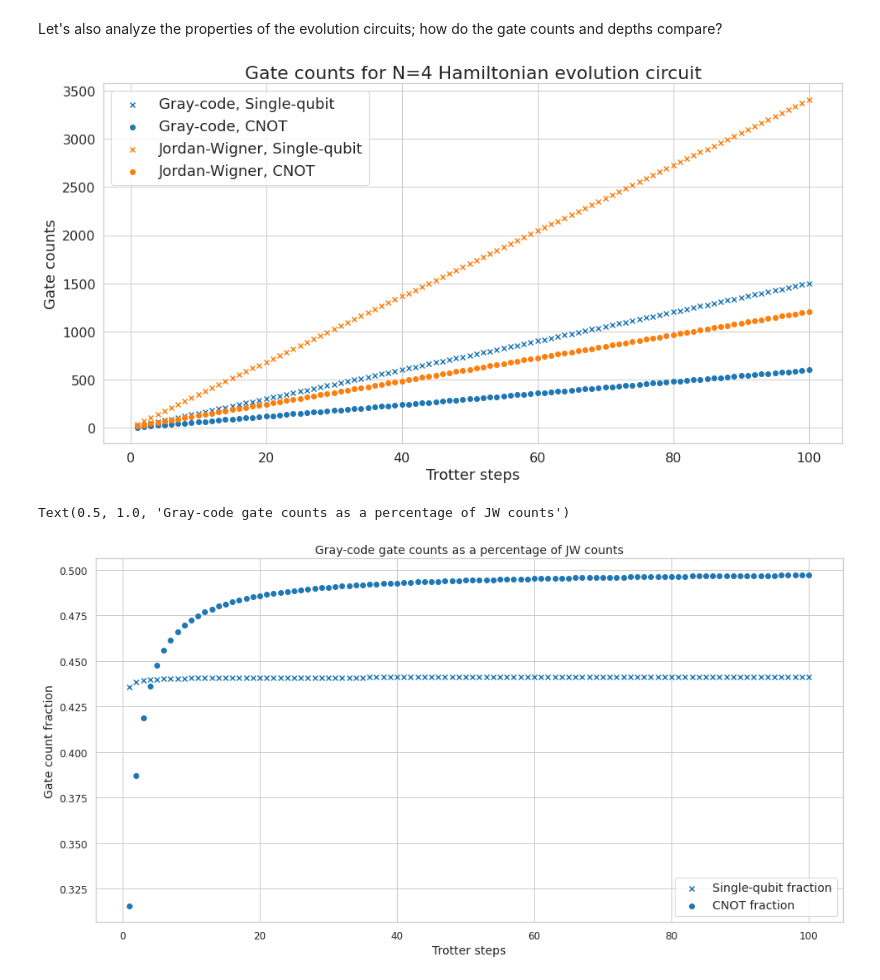
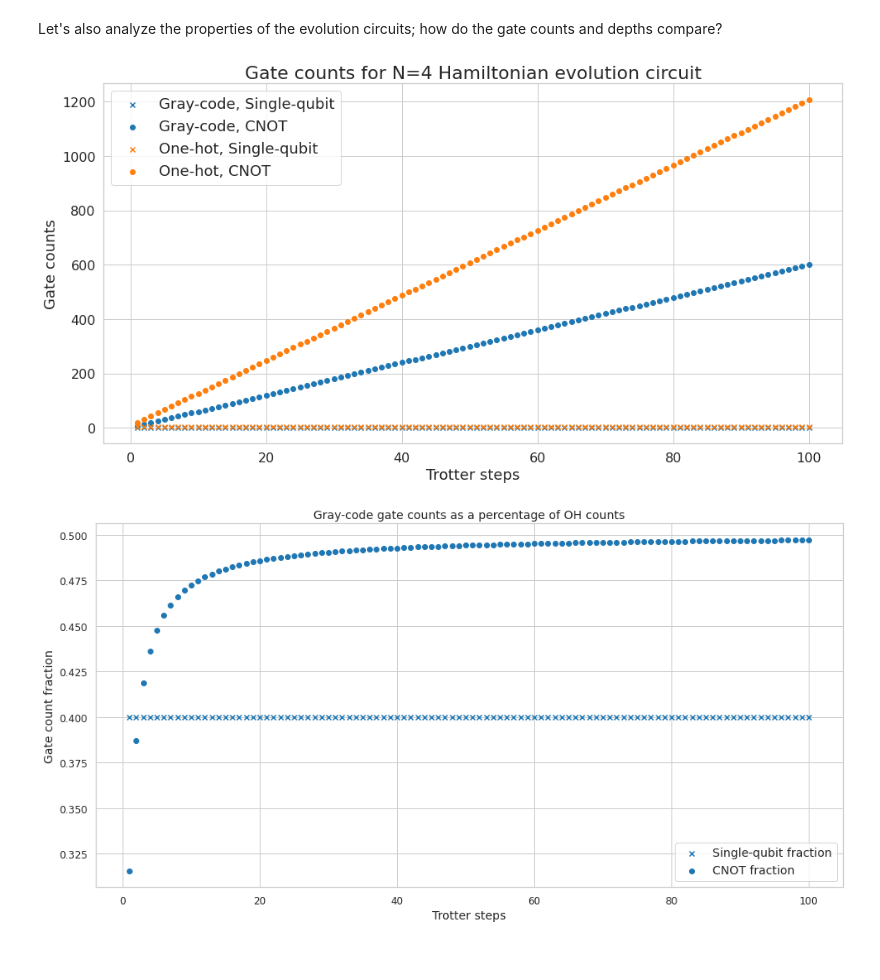
Before and after one commit to glassnotes/GrayCode-QubitEncoding, a Jupyter notebook: notebooks/Time-Evolution-SV.ipynb, the cells around one changed output. Drawn from its saved outputs; the diff is of its cells as text; code cells hidden in the pictures.

```diff
--- a/notebooks/Time-Evolution-SV.ipynb
+++ b/notebooks/Time-Evolution-SV.ipynb
@@ -218,7 +218,7 @@ for n_trotter_steps in tqdm(range(min_trotter_steps, max_trotter_steps + 1)):
     if 'u3' not in gate_counts.keys():
         gate_counts['u3'] = 0
 
-    gate_counts_gc[n_trotter_steps - 1, 0] = gate_counts['u1'] + gate_counts['u2'] + gate_counts['u3']
+    gate_counts_gc[n_trotter_steps - 1, 0] = gate_counts['u2'] + gate_counts['u3']
     gate_counts_gc[n_trotter_steps - 1, 1] = gate_counts['cx']
     gate_counts_gc[n_trotter_steps - 1, 2] = circuit.decompose().depth()
 
@@ -295,20 +295,20 @@ Now we'll do the same thing for Jordan-Wigner. We'll prepare the uniform superpo
 # %%
-exact_wavefunction_jw = unitary_evolution(jw_ham_rep, t=T) @ uniform_jw
+exact_wavefunction_oh = unitary_evolution(oh_ham_rep, t=T) @ uniform_oh
 
-true_probabilities = (exact_wavefunction_jw * np.conj(exact_wavefunction_jw)).flatten()
+true_probabilities = (exact_wavefunction_oh * np.conj(exact_wavefunction_oh)).flatten()
 
-true_results_jw = {'1000' : true_probabilities[1],
+true_results_oh = {'1000' : true_probabilities[1],
                    '0100' : true_probabilities[2],
                    '0010' : true_probabilities[4],
                    '0001' : true_probabilities[8]}
 # %%
-H_jw = SparseEncodingHamiltonian(N_states=4, qiskit_order=True)
-weighted_paulis = [(v, Pauli.from_label(k)) for (k, v) in list(H_jw.pauli_coeffs.items())]
+H_oh = SparseEncodingHamiltonian(N_states=4, qiskit_order=True)
+weighted_paulis = [(v, Pauli.from_label(k)) for (k, v) in list(H_oh.pauli_coeffs.items())]
 my_pauli = WeightedPauliOperator(weighted_paulis)
 
-results_dict_jw = {x : np.zeros(max_trotter_steps) for x in states_jw}
+results_dict_oh = {x : np.zeros(max_trotter_steps) for x in states_oh}
 
-trace_dists_jw = np.zeros(max_trotter_steps)
+trace_dists_oh = np.zeros(max_trotter_steps)
 
 # To prepare the uniform superposition, run the sparse variational ansatz with the following parameters
 θ_1 = 2 * np.pi / 3
@@ -317,11 +317,11 @@ trace_dists_jw = np.zeros(max_trotter_steps)
 params = [θ_1, θ_2, θ_3]
 
 # Hang on to the gate counts of the decomposed circuits
-gate_counts_jw = np.zeros((max_trotter_steps, 3))
+gate_counts_oh = np.zeros((max_trotter_steps, 3))
 
 for n_trotter_steps in tqdm(range(min_trotter_steps, max_trotter_steps+1)):
     # Construct uniform superposition over spherical coordinates
-    q = QuantumRegister(H_jw.N_qubits)
+    q = QuantumRegister(H_oh.N_qubits)
 
     circuit = QuantumCircuit(q)
     circuit.x(q[0])
@@ -343,9 +343,9 @@ for n_trotter_steps in tqdm(range(min_trotter_steps, max_trotter_steps+1)):
     if 'u3' not in gate_counts.keys():
         gate_counts['u3'] = 0
 
-    gate_counts_jw[n_trotter_steps - 1, 0] = gate_counts['u1'] + gate_counts['u2'] + gate_counts['u3']
-    gate_counts_jw[n_trotter_steps - 1, 1] = gate_counts['cx']
-    gate_counts_jw[n_trotter_steps - 1, 2] = circuit.decompose().depth()
+    gate_counts_oh[n_trotter_steps - 1, 0] = gate_counts['u3']
+    gate_counts_oh[n_trotter_steps - 1, 1] = gate_counts['cx']
+    gate_counts_oh[n_trotter_steps - 1, 2] = circuit.decompose().depth()
 
     job = execute(circuit, backend)
     statevector = job.result().get_statevector(circuit)
@@ -354,9 +354,9 @@ for n_trotter_steps in tqdm(range(min_trotter_steps, max_trotter_steps+1)):
     if n_trotter_steps == max_trotter_steps - 1:
         print(statevector)
 
-    #fidelities_jw[n_trotter_steps-1] = qt.fidelity(qt.Qobj(exact_wavefunction_jw), qt.Qobj(statevector))
-    trace_dists_jw[n_trotter_steps-1] = qt.tracedist(qt.Qobj(exact_wavefunction_jw), qt.Qobj(statevector))
+    #fidelities_oh[n_trotter_steps-1] = qt.fidelity(qt.Qobj(exact_wavefunction_oh), qt.Qobj(statevector))
+    trace_dists_oh[n_trotter_steps-1] = qt.tracedist(qt.Qobj(exact_wavefunction_oh), qt.Qobj(statevector))
 
-    for state in results_dict_jw.keys():
-        results_dict_jw[state[::-1]][n_trotter_steps-1] = results[state]
+    for state in results_dict_oh.keys():
+        results_dict_oh[state[::-1]][n_trotter_steps-1] = results[state]
 # %% [output]
@@ -491,33 +490,32 @@ Let's also analyze the properties of the evolution circuits; how do the gate cou
 # %%
 sns.set(rc={'figure.figsize':(16,8)})
 plt.rcParams['axes.facecolor'] = 'white'
 sns.set_style('whitegrid')
 
 
 plt.scatter(x=range(min_trotter_steps, max_trotter_steps+1), y=gate_counts_gc[:,0], label='Gray-code, Single-qubit', marker='x', color='tab:blue')
 plt.scatter(x=range(min_trotter_steps, max_trotter_steps+1), y=gate_counts_gc[:,1], label='Gray-code, CNOT', marker='o', color='tab:blue')
-plt.scatter(x=range(min_trotter_steps, max_trotter_steps+1), y=gate_counts_jw[:,0], label='Jordan-Wigner, Single-qubit', marker='x', color='tab:orange')
-plt.scatter(x=range(min_trotter_steps, max_trotter_steps+1), y=gate_counts_jw[:,1], label='Jordan-Wigner, CNOT', marker='o', color='tab:orange')
+plt.scatter(x=range(min_trotter_steps, max_trotter_steps+1), y=gate_counts_oh[:,0], label='One-hot, Single-qubit', marker='x', color='tab:orange')
+plt.scatter(x=range(min_trotter_steps, max_trotter_steps+1), y=gate_counts_oh[:,1], label='One-hot, CNOT', marker='o', color='tab:orange')
 plt.legend(fontsize = 18)
 plt.xlabel("Trotter steps", fontsize=18)
 plt.ylabel("Gate counts", fontsize=18)
 plt.xticks(fontsize=16)
 plt.yticks(fontsize=16)
-plt.title("Gate counts for N=4 Hamiltonian evolution circuit", fontsize=22)
-plt.savefig("paper-figures/gate_counts_trotter.pdf")
+plt.title("Gate counts for N=4 Hamiltonian evolution circuit", fontsize=22);
+#plt.savefig("paper-figures/gate_counts_trotter.pdf")
 # %% [output]
-[figure, old version]
+[figure, new version]
 # %%
-plt.scatter(x=range(min_trotter_steps, max_trotter_steps+1), y=gate_counts_gc[:,0]/gate_counts_jw[:, 0], label='Single-qubit fraction', marker='x', color='tab:blue')
-plt.scatter(x=range(min_trotter_steps, max_trotter_steps+1), y=gate_counts_gc[:,1]/gate_counts_jw[:, 1], label='CNOT fraction', marker='o', color='tab:blue')
+plt.scatter(x=range(min_trotter_steps, max_trotter_steps+1), y=gate_counts_gc[:,0]/gate_counts_oh[:, 0], label='Single-qubit fraction', marker='x', color='tab:blue')
+plt.scatter(x=range(min_trotter_steps, max_trotter_steps+1), y=gate_counts_gc[:,1]/gate_counts_oh[:, 1], label='CNOT fraction', marker='o', color='tab:blue')
 plt.legend(fontsize = 14)
 plt.xlabel("Trotter steps", fontsize=14)
 plt.ylabel("Gate count fraction", fontsize=14)
 plt.xticks(fontsize=12)
 plt.yticks(fontsize=12)
-plt.title("Gray-code gate counts as a percentage of JW counts", fontsize=14)
+plt.title("Gray-code gate counts as a percentage of OH counts", fontsize=14);
 # %% [output]
-Text(0.5, 1.0, 'Gray-code gate counts as a percentage of JW counts')
-[figure, old version]
+[figure, new version]
 # %%
 plt.scatter(x=range(min_trotter_steps, max_trotter_steps+1), y=gate_counts_gc[:, 2], label='Gray-code', color='tab:blue')
```
Also changed, not shown: parts of 18 cells of this notebook, 1 other file.
